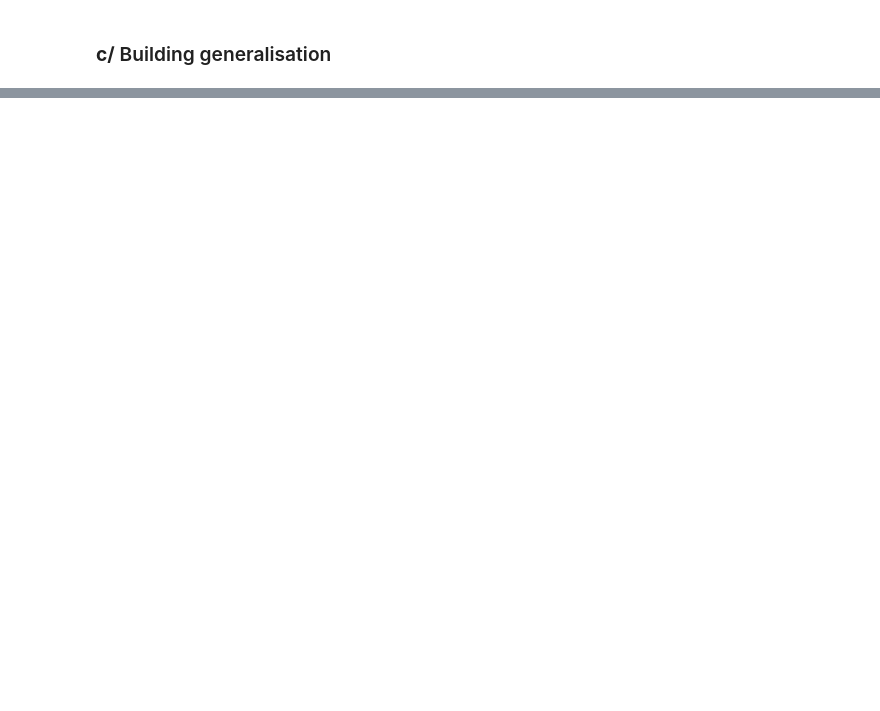
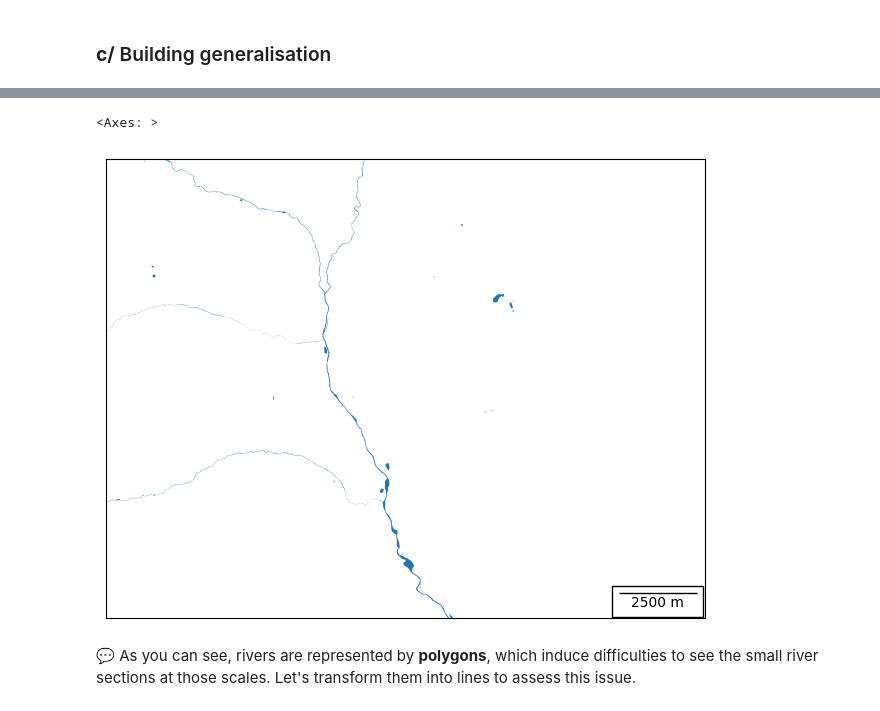
Before and after one commit to LostInZoom/cartagen-notebooks, a Jupyter notebook: basemap_ntbk.ipynb, the cells around one changed output, grey strips where cells are left out. Saved outputs shown, nothing was run; the diff lists cells and outputs as text; code cells hidden in the pictures; blank space fills up the shorter version.

```diff
--- a/basemap_ntbk.ipynb
+++ b/basemap_ntbk.ipynb
@@ -368,15 +387,6 @@ for file in tqdm(files,desc = "charging third data extract : "): # Loading data
 
 datas_3 = {name: gdf for name, gdf in zip(layer_names_3, layer_list_3)} # Storing datas in a dictionary
 
-def remove_z(geom): # function that delete Z coordinate
-    if geom.has_z:
-        if geom.geom_type == 'Polygon':
-            return Polygon([(x, y) for x, y, z in geom.exterior.coords])
-        if geom.geom_type == 'LineString':
-            return LineString([xy[:2] for xy in geom.coords])
-    else:
-        return geom
-
 def multipolygon_to_polygon(geom): # function that transform MultiPolygon geometry to Polygon
     if isinstance(geom, MultiPolygon):
         return geom.geoms[0]
@@ -386,18 +396,18 @@ for gdf in datas_3: # Only keep useful columns and perform geometry transformati
     if 'usage_1' in datas_3[gdf].columns:
         datas_3[gdf] = datas_3[gdf][["cleabs","usage_1","geometry"]]
         datas_3[gdf].loc[:,"geometry"] = datas_3[gdf].loc[:,"geometry"].apply(multipolygon_to_polygon)
-        datas_3[gdf].loc[:,"geometry"] = datas_3[gdf].loc[:,"geometry"].apply(remove_z)
+        datas_3[gdf].loc[:,"geometry"] = datas_3[gdf].loc[:,"geometry"].force_2d()
     elif 'nature' in datas_3[gdf].columns and 'importance' in datas_3[gdf].columns:
         datas_3[gdf] = datas_3[gdf][["cleabs","nature","importance","geometry"]]
-        datas_3[gdf].loc[:,"geometry"] = datas_3[gdf].loc[:,"geometry"].apply(remove_z)
+        datas_3[gdf].loc[:,"geometry"] = datas_3[gdf].loc[:,"geometry"].force_2d()
     else:
         if datas_3[gdf].geometry[0].geom_type != 'LineString' :
             datas_3[gdf] = datas_3[gdf][["cleabs","geometry"]]
             datas_3[gdf].loc[:,"geometry"] = datas_3[gdf].loc[:,"geometry"].apply(multipolygon_to_polygon)
-            datas_3[gdf].loc[:,"geometry"] = datas_3[gdf].loc[:,"geometry"].apply(remove_z)
+            datas_3[gdf].loc[:,"geometry"] = datas_3[gdf].loc[:,"geometry"].force_2d()
         else:
             datas_3[gdf] = datas_3[gdf][["cleabs","geometry"]]
-            datas_3[gdf].loc[:,"geometry"] = datas_3[gdf].loc[:,"geometry"].apply(remove_z)
+            datas_3[gdf].loc[:,"geometry"] = datas_3[gdf].loc[:,"geometry"].force_2d()
 
 if len(layer_list_3) == len(os.listdir('data/data_fd_carte_3')): # Print success/failure message
     print("✅ successful import")
@@ -1566,0 +2361,32 @@ lines.plot('name')
+# %%
+# Loading river sample dataset
+river = gp.read_file('data/data_special/river_ok.gpkg')
+river = river[['PERSISTANC','ID', 'geometry']]
+river.loc[:,'geometry'] = river.loc[:,'geometry'].apply(remove_z)
+river = river[(river['PERSISTANC'] == 'Permanent')]
+river.reset_index(inplace=True, drop=True)
+
+# Setting up the map
+fig = plt.figure(figsize=(17,17))
+ax = fig.add_subplot(121)
+plt.xlim(974365.316, 993686.372)
+plt.ylim(6406722.845, 6421538.467)
+scalebar = AnchoredSizeBar(ax.transData,
+                                        2500,
+                                        '2500 m',
+                                        'lower right',
+                                        pad=0.5,
+                                        color='black',
+                                        frameon=True,
+                                        size_vertical=1)
+ax.add_artist(scalebar)
+ax.axes.get_xaxis().set_visible(False)
+ax.axes.get_yaxis().set_visible(False)
+
+river.plot(ax=ax)
+# %% [output]
+<Axes: >
+[figure, added]
+# %% [markdown]
+💬 As you can see, rivers are represented by **polygons**, which induce difficulties to see the small river sections at those scales.
+Let's transform them into lines to assess this issue.
```
Also changed, not shown: parts of 74 cells of this notebook, 3 other files.
